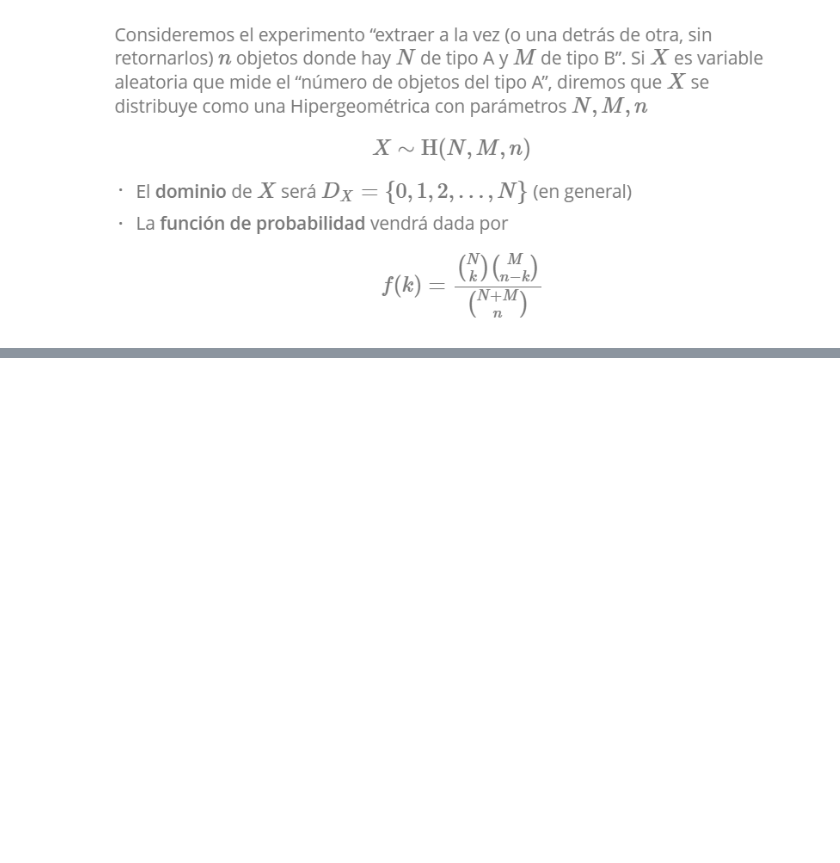
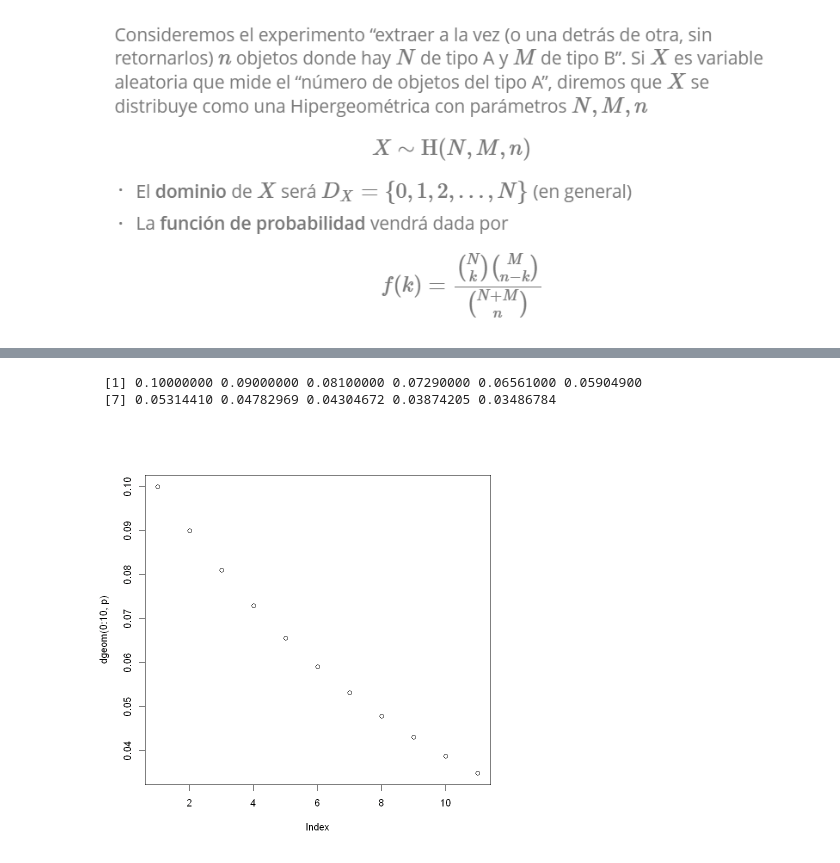
Before and after one commit to DiegoSuarz/EstadisticaDescriptiva_R, a Jupyter notebook: 38_IntroDistribucionesProbabilidad.ipynb, the cells around one changed output, grey strips where cells are left out. Cells and saved outputs as stored; diff of their text form; code cells hidden in the pictures; blank space fills up the shorter version.

```diff
--- a/38_IntroDistribucionesProbabilidad.ipynb
+++ b/38_IntroDistribucionesProbabilidad.ipynb
@@ -185,0 +211,10 @@ hist(rbinom(100000, n ,p), breaks = 0:30)
+# %%
+p = 0.1
+dgeom(0:10,p)
+# %% [output]
+ [1] 0.10000000 0.09000000 0.08100000 0.07290000 0.06561000 0.05904900
+ [7] 0.05314410 0.04782969 0.04304672 0.03874205 0.03486784
+# %%
+plot(dgeom(0:10,p))
+# %% [output]
+[figure, added]
```
Also changed, not shown: parts of 38 cells of this notebook, 1 other file.
